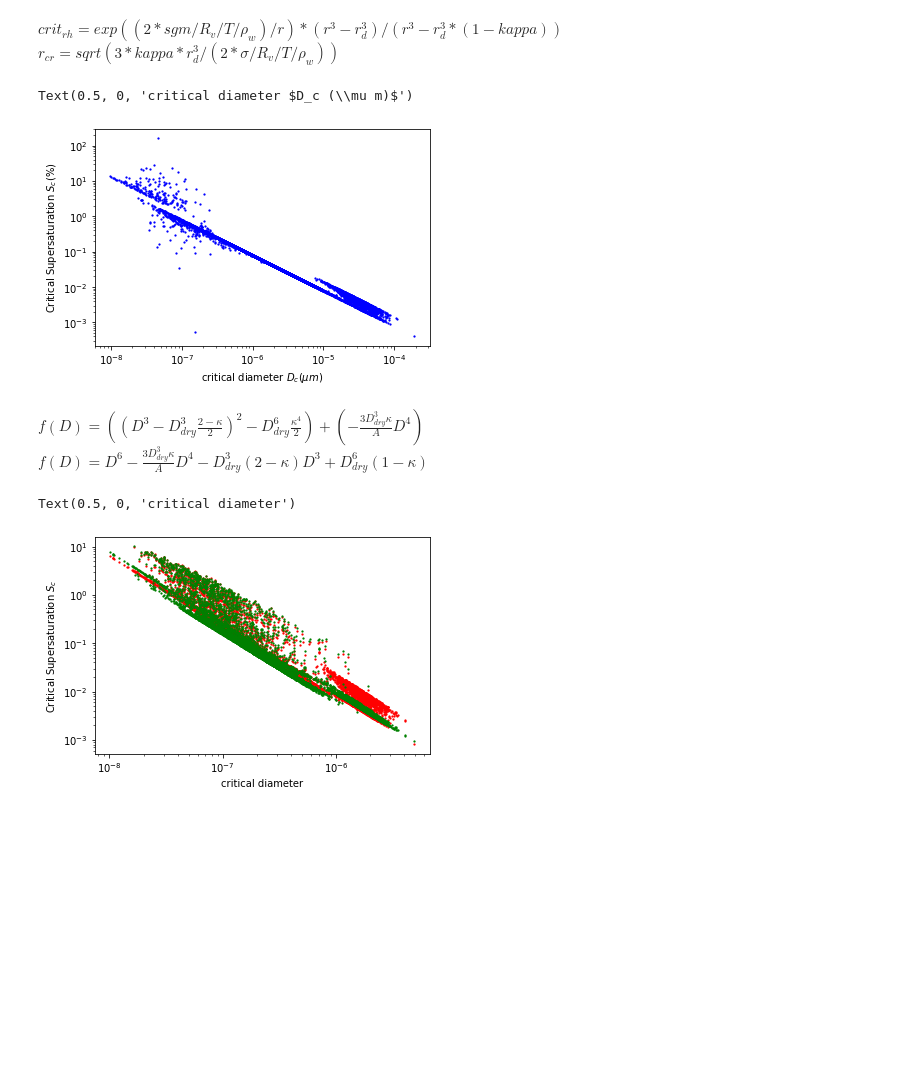
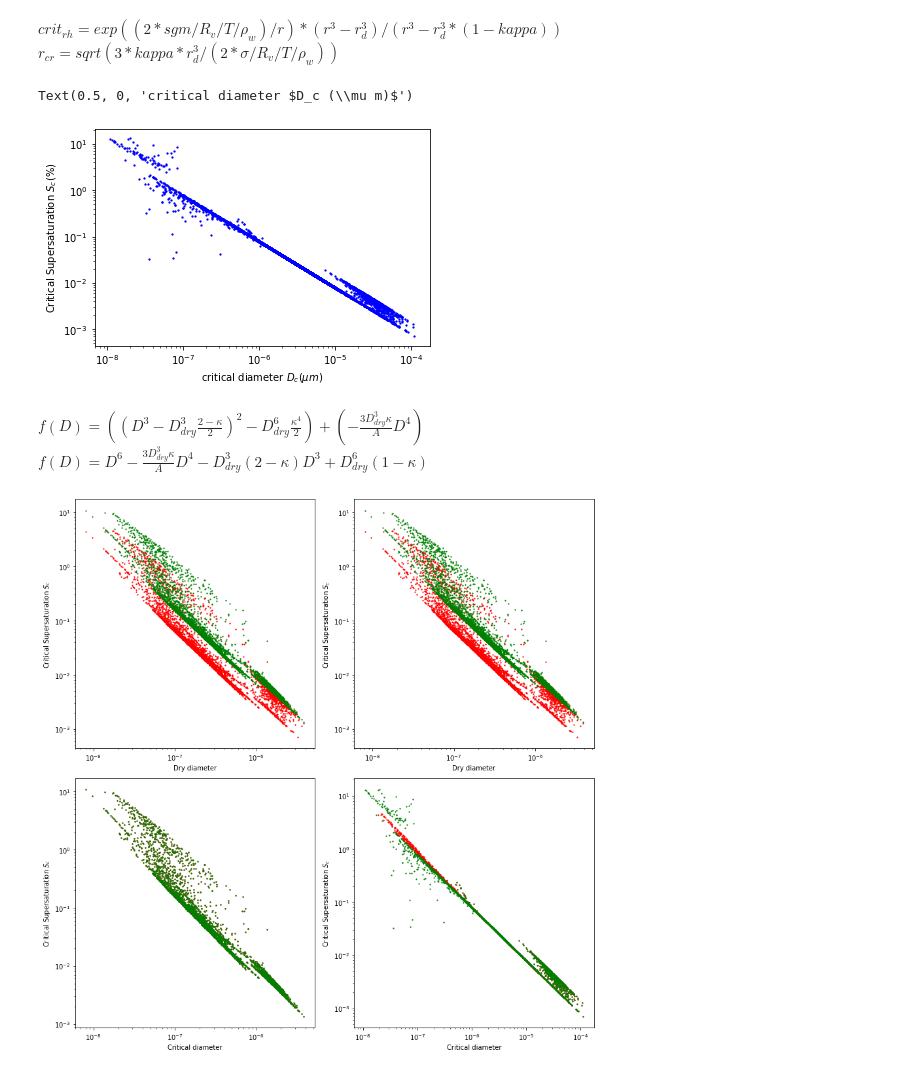
Before and after one commit to Jim-Xu/Project_Scripts, a Jupyter notebook: test.ipynb, the cells around one changed output. Drawn from its saved outputs; the diff is of its cells as text; code cells hidden in the pictures; blank space fills up the shorter version.

Commit message:
add PartMC PySDM comparison

```diff
--- a/test.ipynb
+++ b/test.ipynb
@@ -30,7 +30,7 @@ R = 8.314
 a = (4*mw)/(R*temp*rho_w)
 # %%
 time = '13'
-df = pd.read_csv('/data/keeling/a/xx24/d/partmc/scenarios/1_urban_plume/do_coagulation/single_particle_000000'+time+'.csv', sep='\s+', header=None)
+df = pd.read_csv('/data/keeling/a/xx24/d/partmc/scenarios/1_urban_plume/sgm72/single_particle_000000'+time+'.csv', sep='\s+', header=None)
 df = df.set_index(0)
 data = df.T
 f = pd.DataFrame(data).reset_index(drop=True)
@@ -84,6 +84,7 @@ v_BC = bc_masses/aero_file.iloc[18,1]
 v_H2O = h2o_masses/aero_file.iloc[19,1]
 v_total = v_SO4+v_NO3+v_Cl+v_NH4+v_MSA+v_ARO1+v_ARO2+v_ALK1+v_OLE1+v_API1+ \
           v_API2+v_LIM1+v_LIM2+v_CO3+v_Na+v_OIN+v_OC+v_BC+v_H2O
+v_dry = v_total - v_H2O
 kappa_single = (v_SO4 * aero_file.iloc[0,4] + v_NO3 *  aero_file.iloc[1,4] + \
                 v_Cl * aero_file.iloc[2,4] + v_NH4 * aero_file.iloc[3,4] + \
                 v_MSA * aero_file.iloc[4,4] + v_ARO1 * aero_file.iloc[5,4] + \
@@ -93,5 +94,5 @@ kappa_single = (v_SO4 * aero_file.iloc[0,4] + v_NO3 *  aero_file.iloc[1,4] + \
                 v_LIM2 * aero_file.iloc[12,4] + v_CO3 * aero_file.iloc[13,4] + \
                 v_Na * aero_file.iloc[14,4] + v_Ca * aero_file.iloc[15,4] + \
                 v_OIN * aero_file.iloc[16,4] + v_OC * aero_file.iloc[17,4] + \
-                v_BC * aero_file.iloc[18,4] + v_H2O * aero_file.iloc[19,4] )/v_total
+                v_BC * aero_file.iloc[18,4])/v_dry
 # %%
@@ -118,7 +118,7 @@ plt.ylabel("Critical Supersaturation $S_c (\%)$")
 plt.xlabel("critical diameter $D_c (\mu m)$")
 # %% [output]
 Text(0.5, 0, 'critical diameter $D_c (\\mu m)$')
-[figure, old version]
+[figure, new version]
 # %% [markdown]
 $f(D)=((D^3-D_{dry}^3\frac{2-\kappa}{2})^2-D_{dry}^6\frac{\kappa ^4}{2})+(-\frac{3D_{dry}^3{\kappa}}{A}D^4 )$ \
 $f(D)=D^6-\frac{3D_{dry}^3\kappa}{A}D^4-D_{dry}^3(2-\kappa)D^3+D_{dry}^6(1-\kappa)$
@@ -130,26 +130,57 @@ c_3 = pd.Series(np.zeros(len(dry_diameters)))
 crit_diam = pd.Series(np.zeros(len(dry_diameters)))
 crit_ss = pd.Series(np.zeros(len(dry_diameters)))
 # %%
+plt.figure(figsize=(12,12))
 for i in range(len(dry_diameters)):
     capital_A[i] = a * sgm[i]
     c_1[i] = -(3 * dry_diameters[i] ** 3 * kappa_single[i])/capital_A[i]
     c_2[i] = -dry_diameters[i] ** 3 * (2 - kappa_single[i])
     c_3[i] = dry_diameters[i] ** 6 * (1 - kappa_single[i])
     func = lambda  x: x ** 6 + c_1[i] * (x ** 4) + c_2[i] * (x **3) + c_3[i]
     df = lambda x: 6 * x ** 5 + 4 * c_1[i] * x **3 + 3 * c_2[i] * x **2
     ddf = lambda x: 30 * x ** 4 + 12 * c_1[i] * x **2 + 6 * c_2[i] * x
     crit_diam[i] = scipy.optimize.brentq(func, dry_diameters[i], 1, xtol=1e-14, rtol=8.881784197001252e-16, maxiter=100, full_output=False, disp=True)
     crit_ss[i] = ((crit_diam[i]**3 -dry_diameters[i]**3)/(crit_diam[i]**3 - (dry_diameters[i]**3 * (1-kappa_single[i]))))*np.exp(capital_A[i]/crit_diam[i])
 
+# My Calculation vs PartMC (Dry Diameters)
+plt.subplot(2,2,1)
 plt.scatter(dry_diameters, (crit_ss-1)*100, s=1.5, c= 'r')
 plt.scatter(dry_diameters,scs*100,s=1.5, c= 'g')
-# plt.scatter(dry_diameters, (cr_rhs-1)*100, s=1.5, c='b')
 plt.xscale("log")
 plt.yscale("log")
 plt.ylabel("Critical Supersaturation $S_c $")
-plt.xlabel("critical diameter")
+plt.xlabel("Dry diameter")
+
+# My Calculation vs PySDM (Dry Diameters)
+plt.subplot(2,2,2)
+plt.scatter(dry_diameters, (crit_ss-1)*100, s=1.5, c= 'r')
+plt.scatter(dry_diameters, (crit_rhs-1)*100,s=1.5, c= 'g')
+plt.xscale("log")
+plt.yscale("log")
+plt.ylabel("Critical Supersaturation $S_c $")
+plt.xlabel("Dry diameter")
+
+# PartMC vs PySDM (Dry Diameters)
+plt.subplot(2,2,3)
+plt.scatter(dry_diameters, scs*100, s=1.5, c= 'r')
+plt.scatter(dry_diameters,(crit_rhs-1)*100,s=1.5, c= 'g')
+plt.xscale("log")
+plt.yscale("log")
+plt.ylabel("Critical Supersaturation $S_c $")
+plt.xlabel("Critical diameter")
+
+# My Calculation vs PySDM (Critial Diameter)
+plt.subplot(2,2,4)
+plt.scatter(crit_diam, (crit_ss-1)*100, s=1.5, c= 'r')
+plt.scatter(2*r_cr,(cr_rhs-1)*100,s=1.5, c= 'g')
+plt.xscale("log")
+plt.yscale("log")
+plt.ylabel("Critical Supersaturation $S_c $")
+plt.xlabel("Critical diameter")
+
+
+plt.tight_layout()
 # %% [output]
-Text(0.5, 0, 'critical diameter')
-[figure, old version]
+[figure, new version]
 # %%
 plt.scatter(dry_diameters, crit_diam,s=1.5, c = 'r')
```
Also changed, not shown: parts of 6 cells of this notebook.
